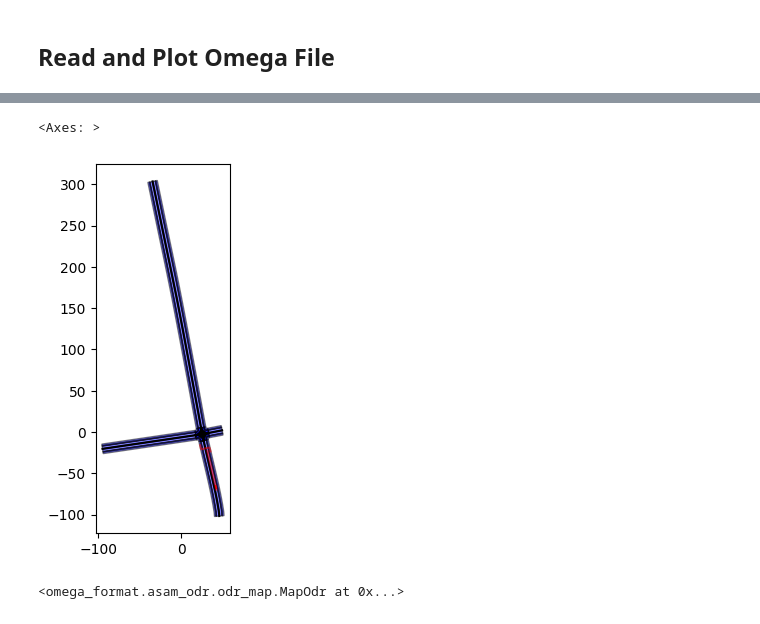
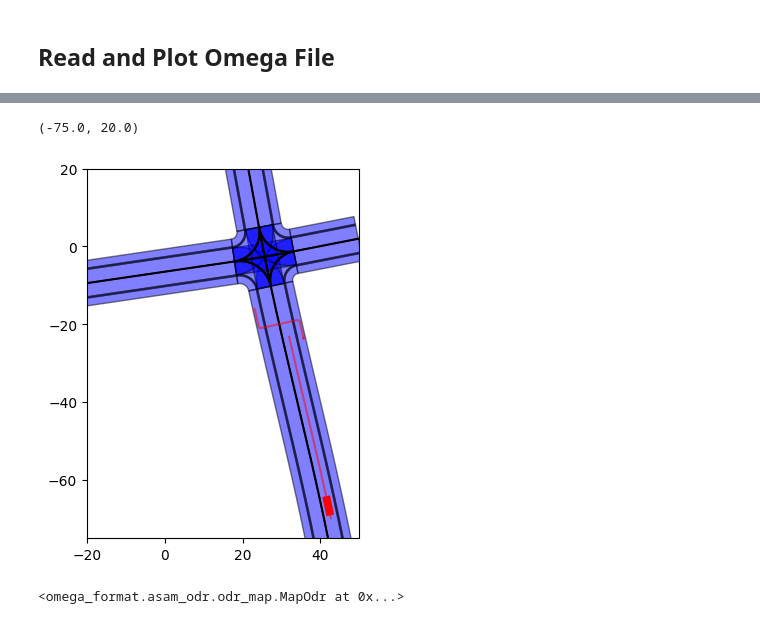
Before and after one commit to ika-rwth-aachen/omega-prime, a Jupyter notebook: tutorial.ipynb, the cells around one changed output, grey strips where cells are left out. Drawn from its saved outputs; the diff is of its cells as text; code cells hidden in the pictures.

```diff
--- a/tutorial.ipynb
+++ b/tutorial.ipynb
@@ -54,8 +56,10 @@ Header of openDRIVE file provides no geo reference. Please update! Converter tak
-# %%
-r.plot_frame(10)
-# %% [output]
-<Axes: >
-[figure, removed]
+# %%
+ax = r.plot_frame(10)
+ax.set_xlim(-20, 50)
+ax.set_ylim(-75, 20)
+# %% [output]
+(-75.0, 20.0)
+[figure, added]
 # %%
 r.map
 # %% [output]
```
Also changed, not shown: parts of 4 cells of this notebook, 5 other files.
